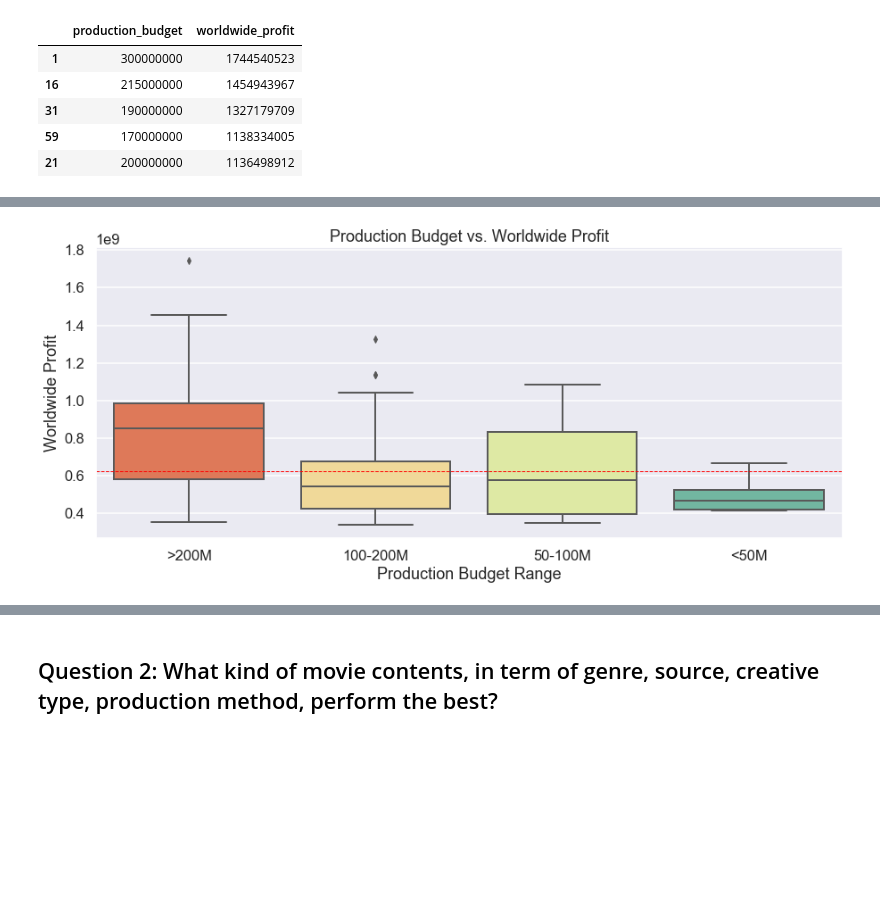
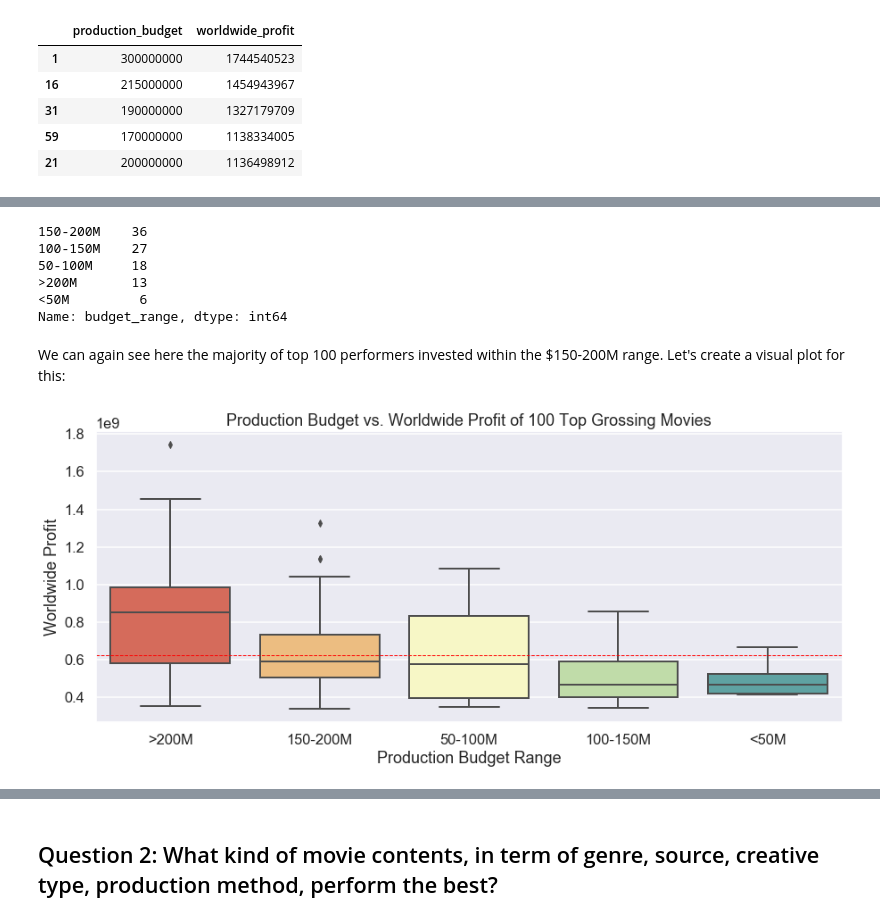
Before and after one commit to baotramduong/Porfolio_Project_The_Movie_Industry, a Jupyter notebook: Part III - Data Analysis & Visualization, Actionable Insight, Conclusion & Future Works.ipynb, the cells around one changed output, grey strips where cells are left out. Drawn from its saved outputs; the diff is of its cells as text; code cells hidden in the pictures; blank space fills up the shorter version.

```diff
--- a/Part III - Data Analysis & Visualization, Actionable Insight, Conclusion & Future Works.ipynb
+++ b/Part III - Data Analysis & Visualization, Actionable Insight, Conclusion & Future Works.ipynb
@@ -264,21 +284,35 @@ budget_range_vs_100_profit.head()
+# %%
+#check bins
+budget_range_vs_100_profit['budget_range'].value_counts()
+# %% [output]
+150-200M    36
+100-150M    27
+50-100M     18
+>200M       13
+<50M         6
+Name: budget_range, dtype: int64
+# %% [markdown]
+We can again see here the majority of top 100 performers invested within the $150-200M range. Let's create a visual plot for this:
 # %%
 #set values
-x = budget_range_vs_100_profit['budget_range']
-y = budget_range_vs_100_profit['worldwide_profit']
+x_values = budget_range_vs_100_profit['budget_range']
+y_values = budget_range_vs_100_profit['worldwide_profit']
 
 #plot budget_range vs. worldwide_profit of the top 100 performers
 plt.figure(figsize = (15, 6))
-sns.boxplot(x, y, palette = 'Spectral')
-plt.axhline(budget_range_vs_profit['worldwide_profit'].mean(), ls = '--', lw = 1, color = 'r')
+sns.boxplot(x_values, y_values, palette = 'Spectral')
+
+#draw mean()
+plt.axhline(budget_range_vs_100_profit['worldwide_profit'].mean(), ls = '--', lw = 1, color = 'r', label = 'mean avg')
 
 #set labels
-plt.title('Production Budget vs. Worldwide Profit')
+plt.title('Production Budget vs. Worldwide Profit of 100 Top Grossing Movies')
 plt.xlabel('Production Budget Range')
 plt.ylabel('Worldwide Profit')
 
 #show
 plt.show()
 # %% [output]
-[figure, old version]
+[figure, new version]
 # %%
 #save
```
Also changed, not shown: parts of 85 cells of this notebook.
